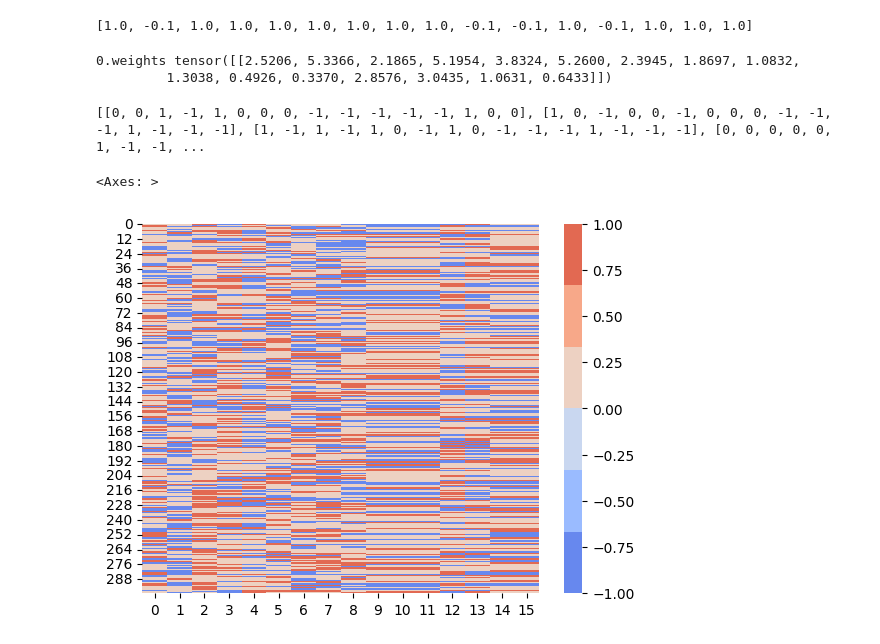
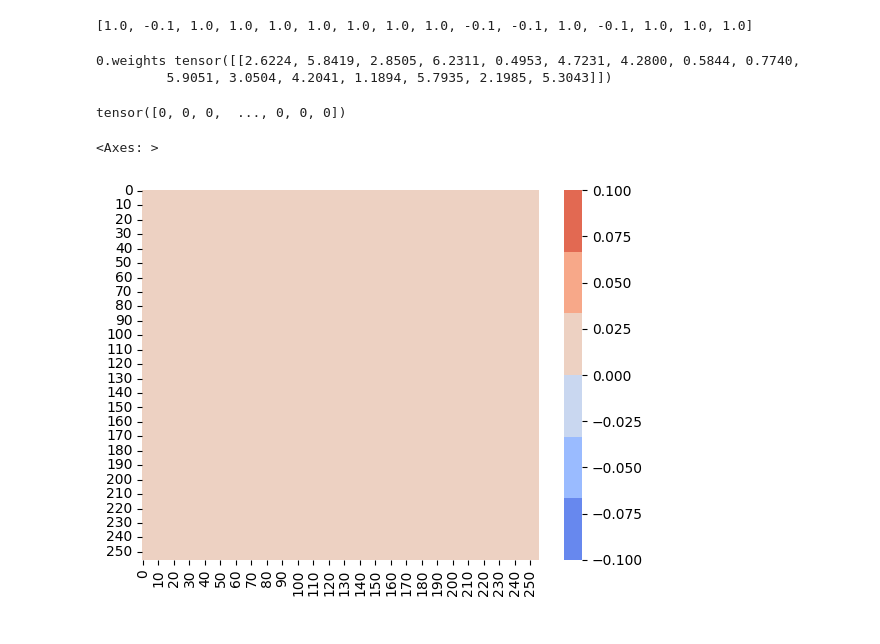
Before and after one commit to NyaaSaki/QuantumLLM, a Jupyter notebook: Experimentation/Embedder.ipynb, the cells around one changed output. Drawn from its saved outputs; the diff is of its cells as text; code cells hidden in the pictures.

```diff
--- a/Experimentation/Embedder.ipynb
+++ b/Experimentation/Embedder.ipynb
@@ -47,29 +47,29 @@ print(bitwise_input(25112313))
 qbits = 16
 depth = 1
 
-dev = qml.device("default.qubit", wires=qbits,shots = 2)
+dev = qml.device("default.qubit", wires=qbits,shots = 3)
 
 @qml.qnode(dev)
 def qnode(inputs,weights):
     #print(weights)
     weights = weights.reshape(depth,qbits)
     qml.AngleEmbedding(bitwise_input(inputs,qbits),wires = range(qbits))
-    qml.BasicEntanglerLayers(weights, wires=range(qbits))
-    #for i in range(depth):
+    #qml.BasicEntanglerLayers(weights, wires=range(qbits))
+    for i in range(depth):
         #qml.Snapshot()
         # Parameterised layer
-        #for y in range(qbits):
-            #qml.RY(weights[i][y], wires=y)
+        for y in range(qbits):
+            qml.RY(weights[i][y], wires=y)
 
         # Control Z gates
-        #for y in range(qbits - 1):
-            #qml.CZ(wires=[y, y + 1])
+        for y in range(qbits - 1):
+            qml.CZ(wires=[y, y + 1])
     #qml.Snapshot()
     output = []
-    qml.Hadamard(5)
-    for i in range(qbits):
-        output.append(qml.expval(qml.PauliZ(i)))
-    return output
+
+    #for i in range(qbits):
+        #output.append(qml.expval(qml.PauliZ(i)))
+    return qml.probs(wires=list(range(qbits)))
 #qml.sample(qml.PauliY(0))
 # [qml.expval(qml.PauliZ(wires=i)) for i in range(n_qubits)]
 # qml.probs(wires=list(range(qbits)))
@@ -82,28 +82,29 @@ opt = torch.optim.SGD(model.parameters(), lr=0.2)
 # %%
 #!pip install seaborn freetype
 # %%
-testrange = 300
-out = []
-for i in range(testrange):
-    inp = torch.tensor(1)
-    out.append(model(inp).numpy().tolist())
+testrange = 20
+#out = []
+#for i in range(testrange):
+inp = torch.tensor(12502)
+#out.append(model(inp).numpy().tolist())
+out = model(inp)#.numpy().tolist()
 # %%
 for name, param in model.named_parameters():
     if param.requires_grad:
         print(name, param.data)
 # %% [output]
-0.weights tensor([[2.5206, 5.3366, 2.1865, 5.1954, 3.8324, 5.2600, 2.3945, 1.8697, 1.0832,
-         1.3038, 0.4926, 0.3370, 2.8576, 3.0435, 1.0631, 0.6433]])
+0.weights tensor([[2.6224, 5.8419, 2.8505, 6.2311, 0.4953, 4.7231, 4.2800, 0.5844, 0.7740,
+         5.9051, 3.0504, 4.2041, 1.1894, 5.7935, 2.1985, 5.3043]])
 # %%
 print(out)
 #read = qml.snapshots(qlayer)(torch.tensor(25234))[0].numpy().real
 # %% [output]
-[[0, 0, 1, -1, 1, 0, 0, 0, -1, -1, -1, -1, -1, 1, 0, 0], [1, 0, -1, 0, 0, -1, 0, 0, 0, -1, -1, -1, 1, -1, -1, -1], [1, -1, 1, -1, 1, 0, -1, 1, 0, -1, -1, -1, 1, -1, -1, -1], [0, 0, 0, 0, 0, 1, -1, -1, ...
+tensor([0, 0, 0,  ..., 0, 0, 0])
 # %%
-sb.heatmap(out,cmap= sb.color_palette("coolwarm"))
+sb.heatmap(out.reshape(256,256),cmap= sb.color_palette("coolwarm"))
 # %% [output]
 <Axes: >
-[figure, old version]
+[figure, new version]
 # %%
 for i in range(len(out[0])):
     print(np.mean(out[:][i]))
```
Also changed, not shown: parts of 1 cell of this notebook.
